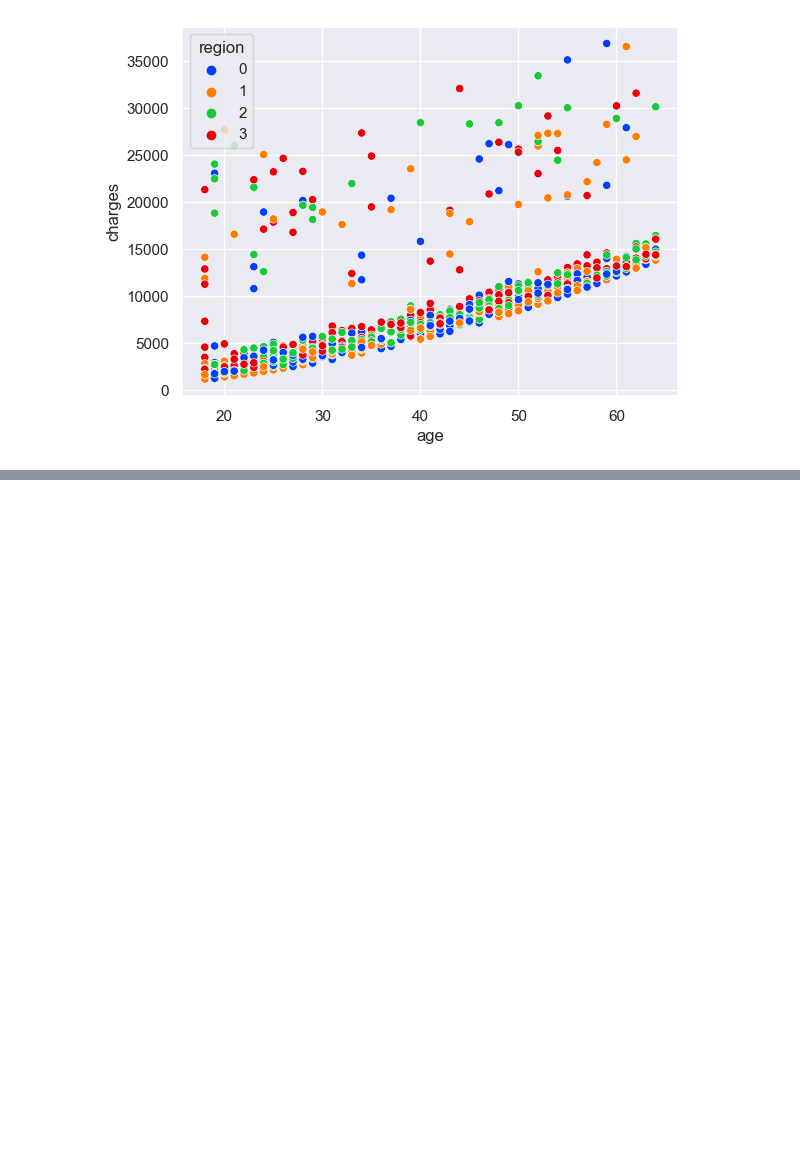
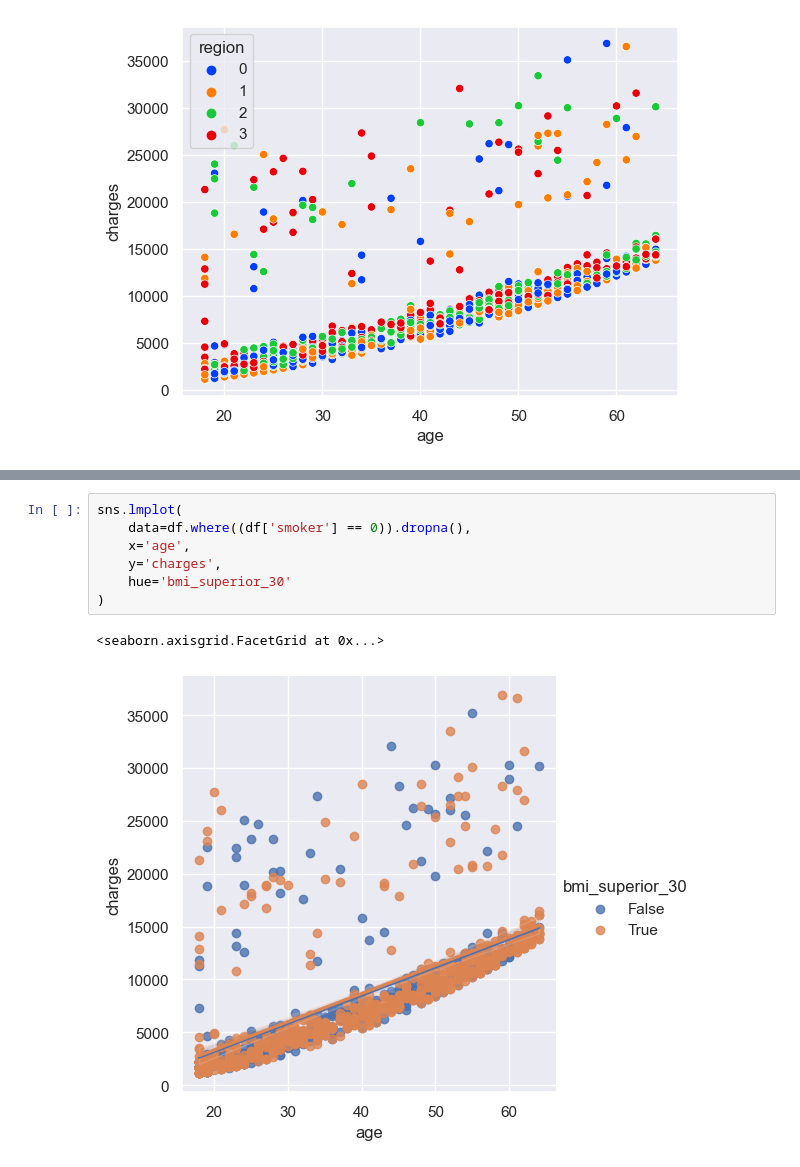
Before and after one commit to motm-1/medical_insurance, a Jupyter notebook: Analysis.ipynb, the cells around one changed output, grey strips where cells are left out. Cells and saved outputs as stored; diff of their text form; blank space fills up the shorter version.

```diff
--- a/Analysis.ipynb
+++ b/Analysis.ipynb
@@ -232,0 +274,10 @@ plt.show()
+# %%
+sns.lmplot(
+    data=df.where((df['smoker'] == 0)).dropna(),
+    x='age',
+    y='charges',
+    hue='bmi_superior_30'
+)
+# %% [output]
+<seaborn.axisgrid.FacetGrid at 0x...>
+[figure, added]
```
Also changed, not shown: parts of 8 cells of this notebook, 1 other file.
